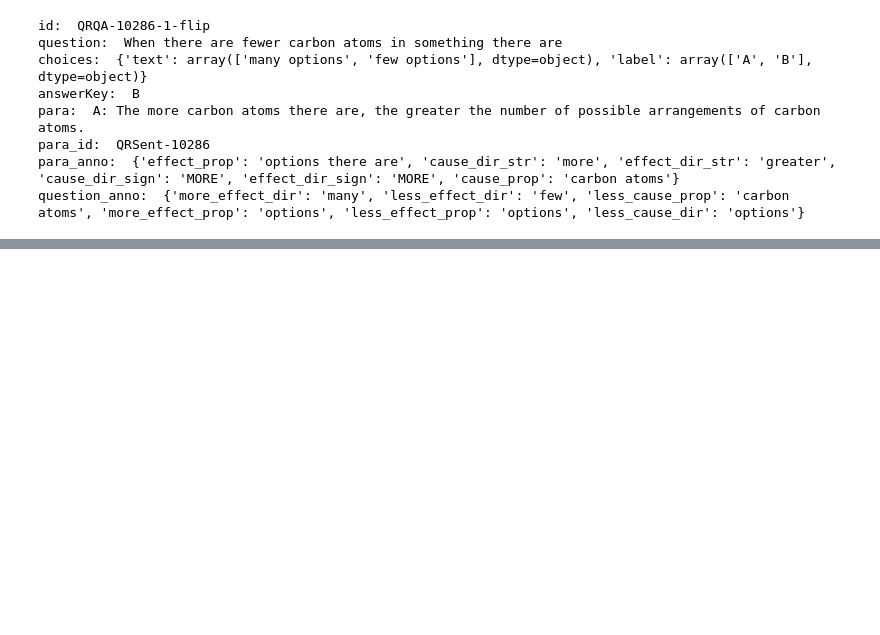
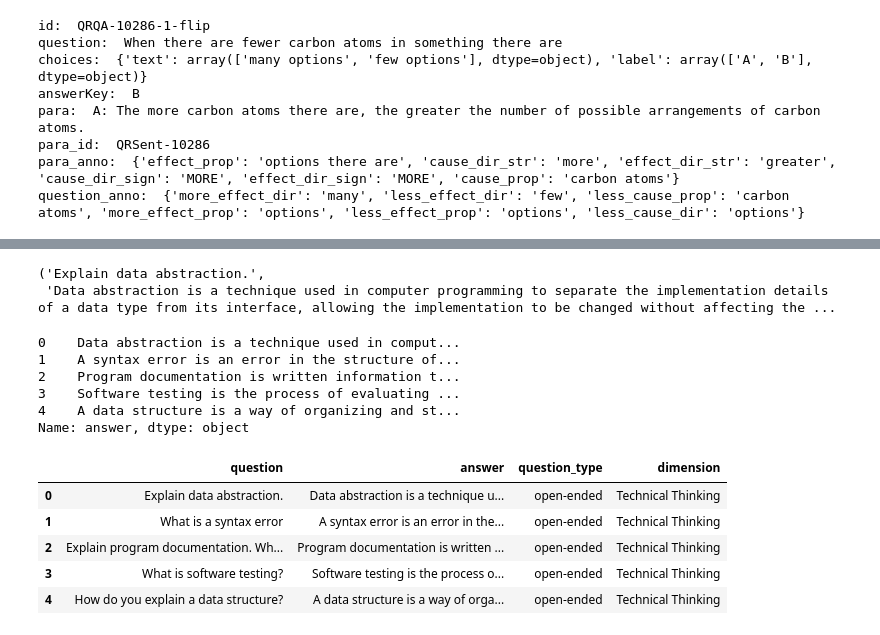
Before and after one commit to you66-s/cogni-eval, a Jupyter notebook: ETL_Pipeline/Standarized_dataset.ipynb, the cells around one changed output, grey strips where cells are left out. Cells and saved outputs as stored; diff of their text form; code cells hidden in the pictures; blank space fills up the shorter version.

```diff
--- a/ETL_Pipeline/Standarized_dataset.ipynb
+++ b/ETL_Pipeline/Standarized_dataset.ipynb
@@ -64,0 +53,8 @@ quartz_dataset
+# %%
+def normalize_cs_choices(choices):
+    question = choices['patterns'][0]
+    answer = choices['responses'][0]
+    return question, answer
+# %%
+dataset = pd.read_json('../Data/technical_CS/intents.json')
+dataset.head()
@@ -64,0 +68,29 @@ quartz_dataset
+# %%
+normalize_cs_choices(dataset['intents'][0])
+# %% [output]
+('Explain data abstraction.',
+ 'Data abstraction is a technique used in computer programming to separate the implementation details of a data type from its interface, allowing the implementation to be changed without affecting the ...
+# %%
+for index, row in dataset.iterrows():
+    question, answer = normalize_cs_choices(row['intents'])
+    dataset.at[index, 'question'] = question
+    dataset.at[index, 'answer'] = answer
+# %%
+dataset["answer"].head()
+# %% [output]
+0    Data abstraction is a technique used in comput...
+1    A syntax error is an error in the structure of...
+2    Program documentation is written information t...
+3    Software testing is the process of evaluating ...
+4    A data structure is a way of organizing and st...
+Name: answer, dtype: object
+# %%
+cs_dataset = pd.DataFrame(data={"question": dataset['question'], "answer": dataset['answer'], "question_type": "open-ended", "dimension": "Technical Thinking"})
+cs_dataset.head()
+# %% [output]
+|  | question | answer | question_type | dimension |
+| 0 | Explain data abstraction. | Data abstraction is a technique u... | open-ended | Technical Thinking |
+| 1 | What is a syntax error | A syntax error is an error in the... | open-ended | Technical Thinking |
+| 2 | Explain program documentation. Wh... | Program documentation is written ... | open-ended | Technical Thinking |
+| 3 | What is software testing? | Software testing is the process o... | open-ended | Technical Thinking |
+| 4 | How do you explain a data structure? | A data structure is a way of orga... | open-ended | Technical Thinking |
```
Also changed, not shown: parts of 21 cells of this notebook.
